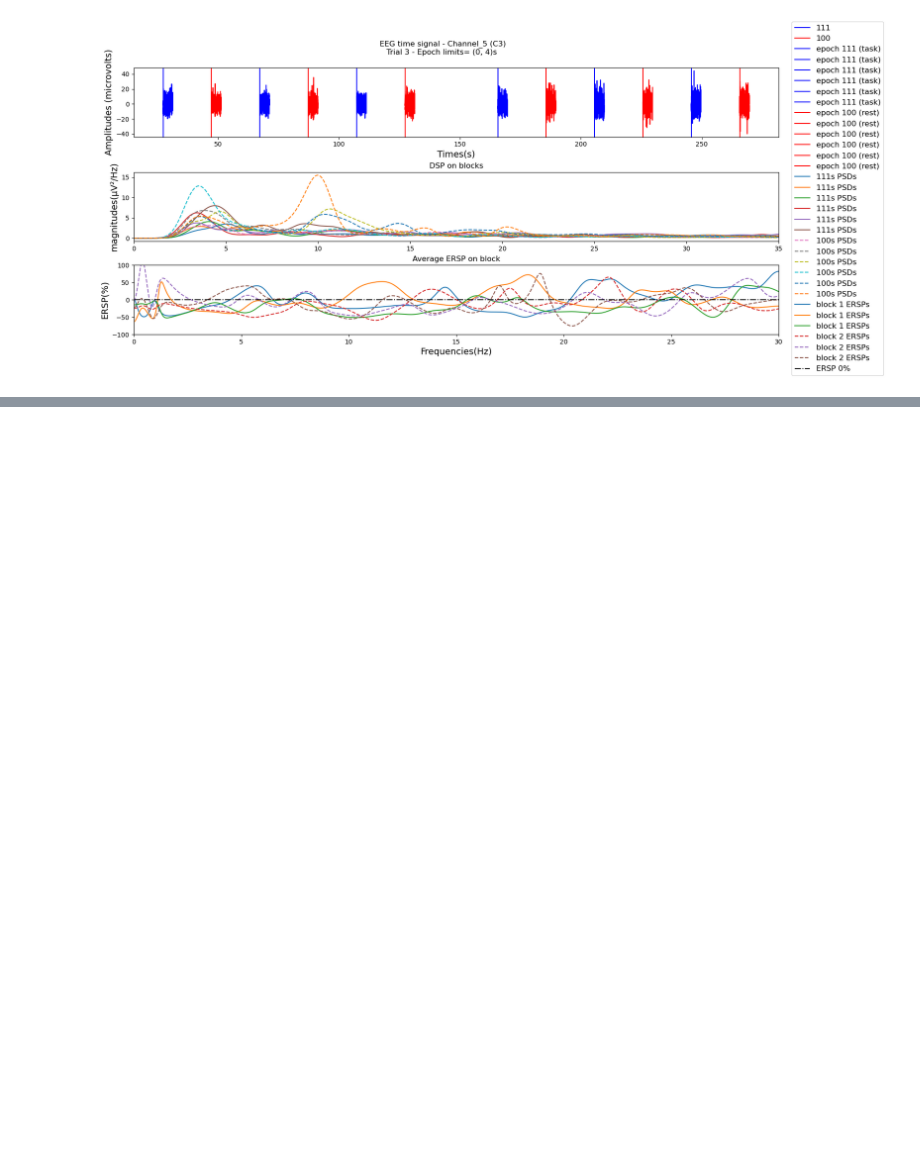
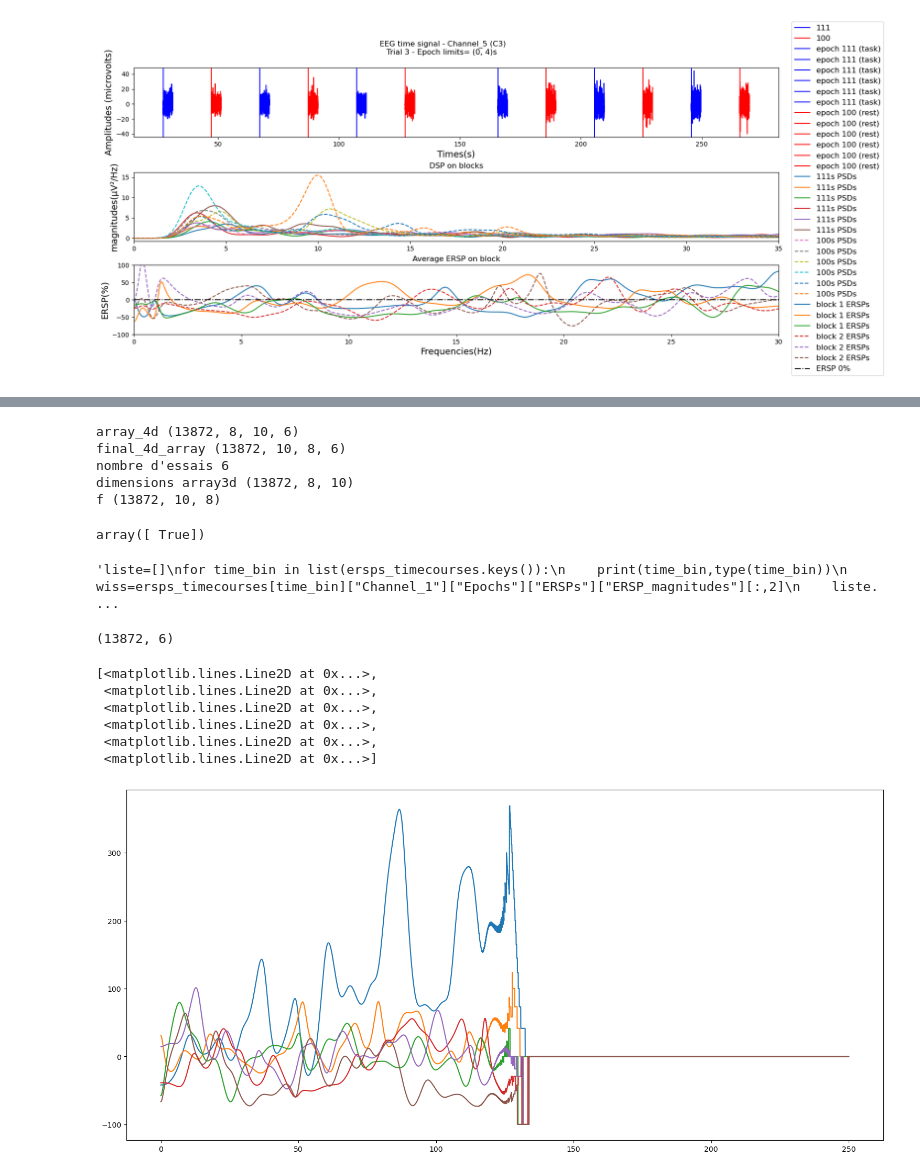
Before and after one commit to iwissemben/Stage_Signal_Physio, a Jupyter notebook: SRC/EEG_pipeline.ipynb, the cells around one changed output, grey strips where cells are left out. Cells and saved outputs as stored; diff of their text form; code cells hidden in the pictures; blank space fills up the shorter version.

```diff
--- a/SRC/EEG_pipeline.ipynb
+++ b/SRC/EEG_pipeline.ipynb
@@ -432,0 +472,5 @@ figure.legend(bbox_to_anchor = (1.15, 0.5), loc='center right')
+# %%
+epoch_param=(-5,5,1)
+ersps_timecourses=time_frequency_ERSPs_all_signals(signals=EEG_amplitudes_centered_filtered,sample_rate=EEG_srate,
+                                 markers_labels_times=nearest_markers_array,
+                                 select_events=(111, 100),epoch_limits=epoch_param)
@@ -432,0 +510,75 @@ figure.legend(bbox_to_anchor = (1.15, 0.5), loc='center right')
+# %%
+#OOK
+
+#converti dictionnaire (time window>) en array 4d et en liste d'array 3d (fréquences,channel,fenetretemporelle)
+listos2=[]
+for time_bin in ersps_timecourses.keys():
+    listos1=[]
+    for channel in ersps_timecourses[time_bin].keys():
+        a=ersps_timecourses[time_bin][channel]["Epochs"]["ERSPs"]["ERSP_magnitudes"]
+        listos1.append(a)
+    array2d=np.stack(listos1,axis=1)
+    listos2.append(array2d)
+
+#array_4d(frequences,channel,fenetrestemporelles,essai)
+array_4d=np.stack(listos2,axis=2)
+
+#afinal_4d_array(frequences,fenetrestemporelles,channel,essai)
+final_4d_array=np.transpose(array_4d,(0,2,1,3))
+
+# Break down the 4D array into a list of 3D arrays
+array_3d_list = [array_4d[:, :, :, i] for i in range(array_4d.shape[3])]
+# transpose the 3d arrays to have shape matching plt.imshow expected format
+
+list_of_transposed_arrays = [np.transpose(array, (0, 2, 1)) for array in array_3d_list]
+# %%
+print("array_4d",array_4d.shape)
+print("final_4d_array",final_4d_array.shape)
+
+print("nombre d'essais",len(array_3d_list))
+print("dimensions array3d",array_3d_list[0].shape)
+print("f",list_of_transposed_arrays[0].shape)
+# %% [output]
+array_4d (13872, 8, 10, 6)
+final_4d_array (13872, 10, 8, 6)
+nombre d'essais 6
+dimensions array3d (13872, 8, 10)
+f (13872, 10, 8)
+# %%
+u=ersps_timecourses["(0, 1)"]["Channel_1"]["Epochs"]["ERSPs"]["ERSP_magnitudes"][:,1]
+#position liste = evenement/essais
+#3darray des ERSP(frequences,channel_number,time_bin)
+v=array_3d_list[0][:,0,5]
+np.unique(u==v)
+
+x=list_of_transposed_arrays[1][:,5,0]
+np.unique(x==u)
+# %% [output]
+array([ True])
+# %%
+"""liste=[]
+for time_bin in list(ersps_timecourses.keys()):
+    print(time_bin,type(time_bin))
+    wiss=ersps_timecourses[time_bin]["Channel_1"]["Epochs"]["ERSPs"]["ERSP_magnitudes"][:,2]
+    liste.append(wiss)
+
+arr3d=np.stack(liste)
+eren=np.transpose(arr3d)
+print(np.shape(arr3d))
+print(np.shape(eren))"""
+# %% [output]
+'liste=[]\nfor time_bin in list(ersps_timecourses.keys()):\n    print(time_bin,type(time_bin))\n    wiss=ersps_timecourses[time_bin]["Channel_1"]["Epochs"]["ERSPs"]["ERSP_magnitudes"][:,2]\n    liste. ...
+# %%
+print(np.shape(wiss))
+figure,axis=plt.subplots(figsize=(15,7),layout="constrained")
+axis.plot(wiss2,wiss)
+#axis.set_xlim(0,30)
+# %% [output]
+(13872, 6)
+[<matplotlib.lines.Line2D at 0x...>,
+ <matplotlib.lines.Line2D at 0x...>,
+ <matplotlib.lines.Line2D at 0x...>,
+ <matplotlib.lines.Line2D at 0x...>,
+ <matplotlib.lines.Line2D at 0x...>,
+ <matplotlib.lines.Line2D at 0x...>]
+[figure, added]
```
Also changed, not shown: parts of 11 cells of this notebook, 2 other files.
